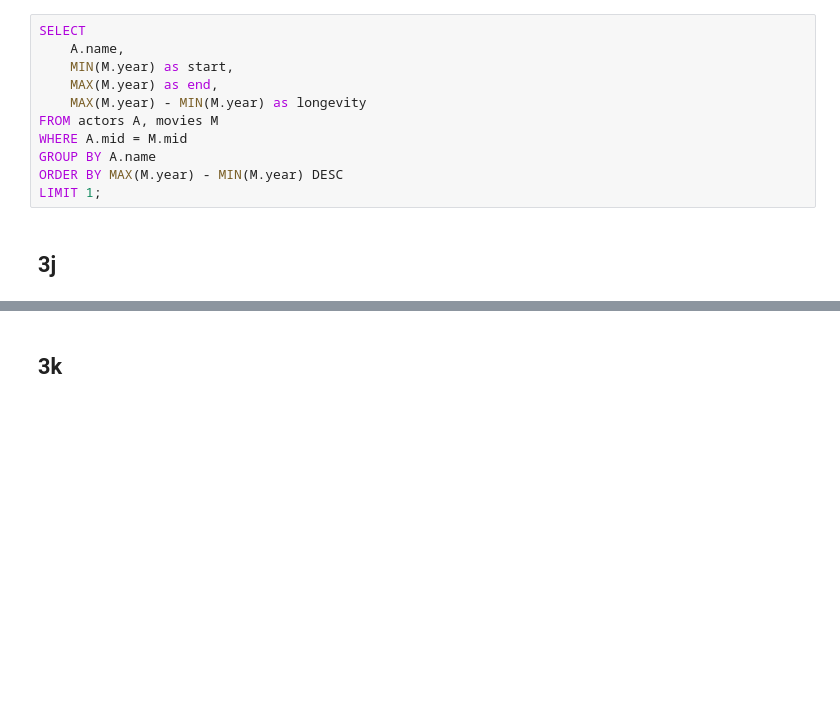
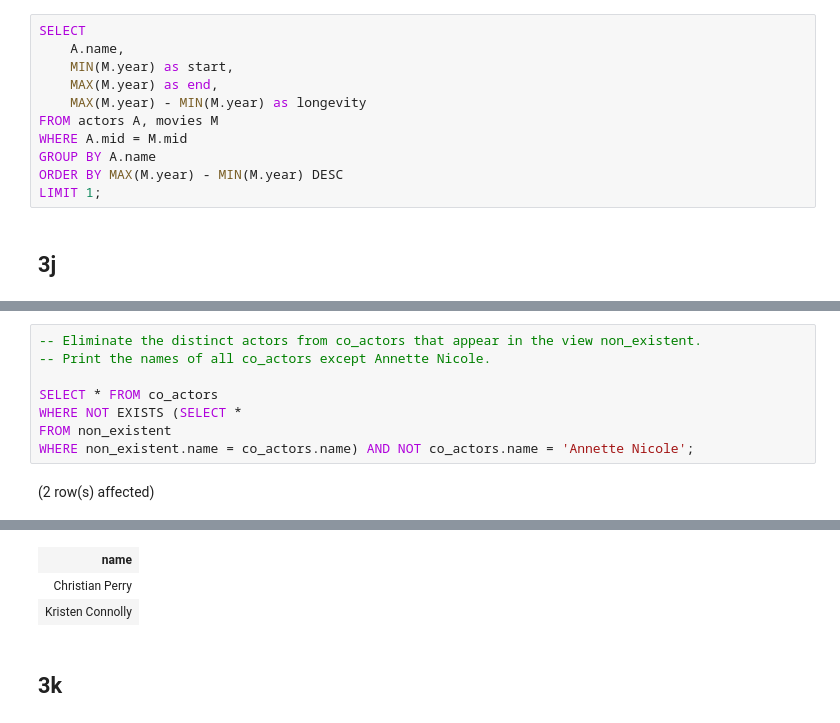
Before and after one commit to po-trottier/concordia-data-systems, a Jupyter notebook: Phase1/project_notebook.ipynb, the cells around one changed output, grey strips where cells are left out. Cells and saved outputs as stored; diff of their text form; blank space fills up the shorter version.

```diff
--- a/Phase1/project_notebook.ipynb
+++ b/Phase1/project_notebook.ipynb
@@ -396,0 +440,10 @@ WHERE mid IN (SELECT mid FROM actors
+# %%
+-- Eliminate the distinct actors from co_actors that appear in the view non_existent.
+-- Print the names of all co_actors except Annette Nicole.
+
+SELECT * FROM co_actors
+WHERE NOT EXISTS (SELECT *
+FROM non_existent
+WHERE non_existent.name = co_actors.name) AND NOT co_actors.name = 'Annette Nicole';
+# %% [output]
+(2 row(s) affected)
@@ -397,3 +451,6 @@ WHERE mid IN (SELECT mid FROM actors
+| name |
+| Christian Perry |
+| Kristen Connolly |
 # %% [markdown]
 ## 3k
 # %% [markdown]
```
Also changed, not shown: parts of 5 cells of this notebook.
